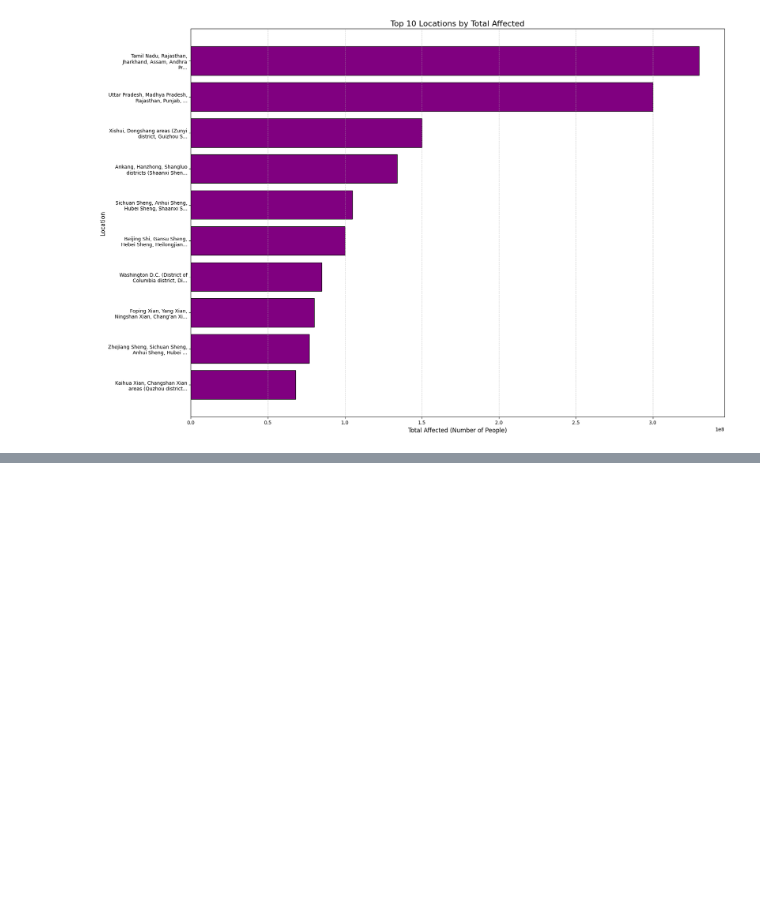
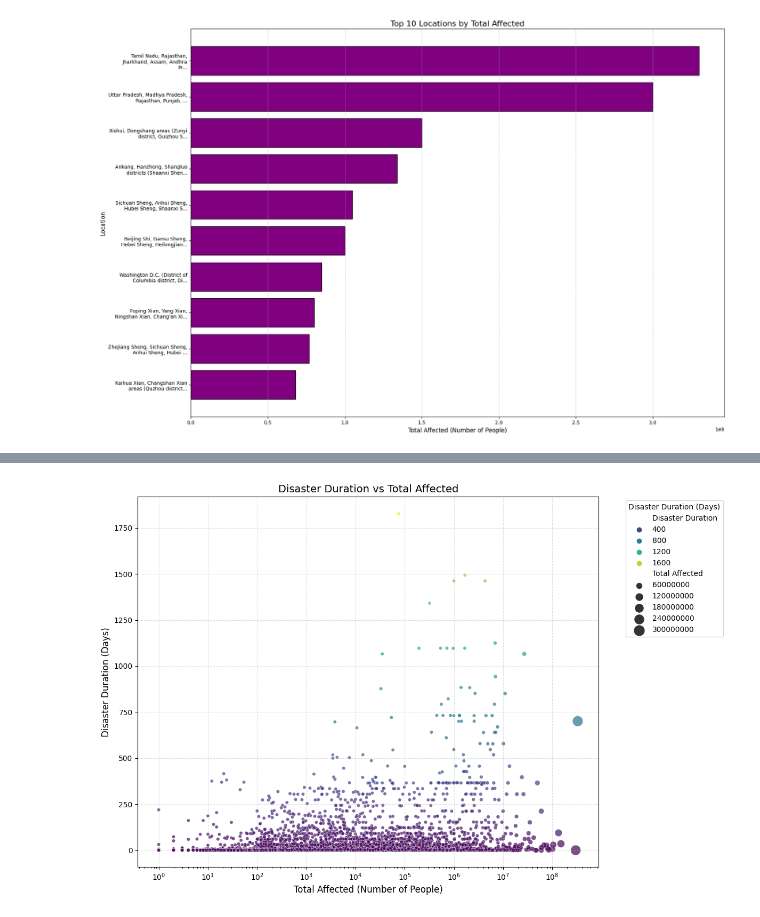
Before and after one commit to MichaelSexton3389/TeamDisasterML, a Jupyter notebook: data_viz_2020_2024.ipynb, the cells around one changed output, grey strips where cells are left out. Drawn from its saved outputs; the diff is of its cells as text; code cells hidden in the pictures; blank space fills up the shorter version.

```diff
--- a/data_viz_2020_2024.ipynb
+++ b/data_viz_2020_2024.ipynb
@@ -367,0 +412,39 @@ plt.show()
+# %%
+data = pd.read_csv("./data/emdat_2020-2024_cleaned.csv")
+# %%
+# Scatter Plot: Population Affected vs. Disaster Duration
+
+# Drop the rows from Total Affected that have a -1
+data_c = data[(data['Total Affected'] > 0)]
+
+# Remove rows with missing data in either column
+plot_data = data_c.dropna(subset=['Total Affected', 'Disaster Duration'])
+
+# Creating an enhanced scatter plot
+plt.figure(figsize=(12, 8))
+sns.scatterplot(
+    x=data['Total Affected'],
+    y=data['Disaster Duration'],
+    hue='Disaster Duration',  # Differentiating by disaster duration
+    size='Total Affected',  # Scaling points by affected population
+    data=plot_data,
+    sizes=(20, 200),
+    alpha=0.7,
+    palette='viridis'
+)
+
+# Add labels, title, and grid
+plt.xlabel('Total Affected (Number of People)', fontsize=12)
+plt.ylabel('Disaster Duration (Days)', fontsize=12)
+plt.title('Disaster Duration vs Total Affected', fontsize=14)
+plt.grid(alpha=0.4, linestyle='--')
+plt.xscale('log')  # Log scale for better visibility of data spread
+
+# Show legend
+plt.legend(title='Disaster Duration (Days)', bbox_to_anchor=(1.05, 1), loc='upper left')
+
+# Adjust layout and display
+plt.tight_layout()
+plt.show()
+# %% [output]
+[figure, added]
```
Also changed, not shown: parts of 13 cells of this notebook, 2 other files.
